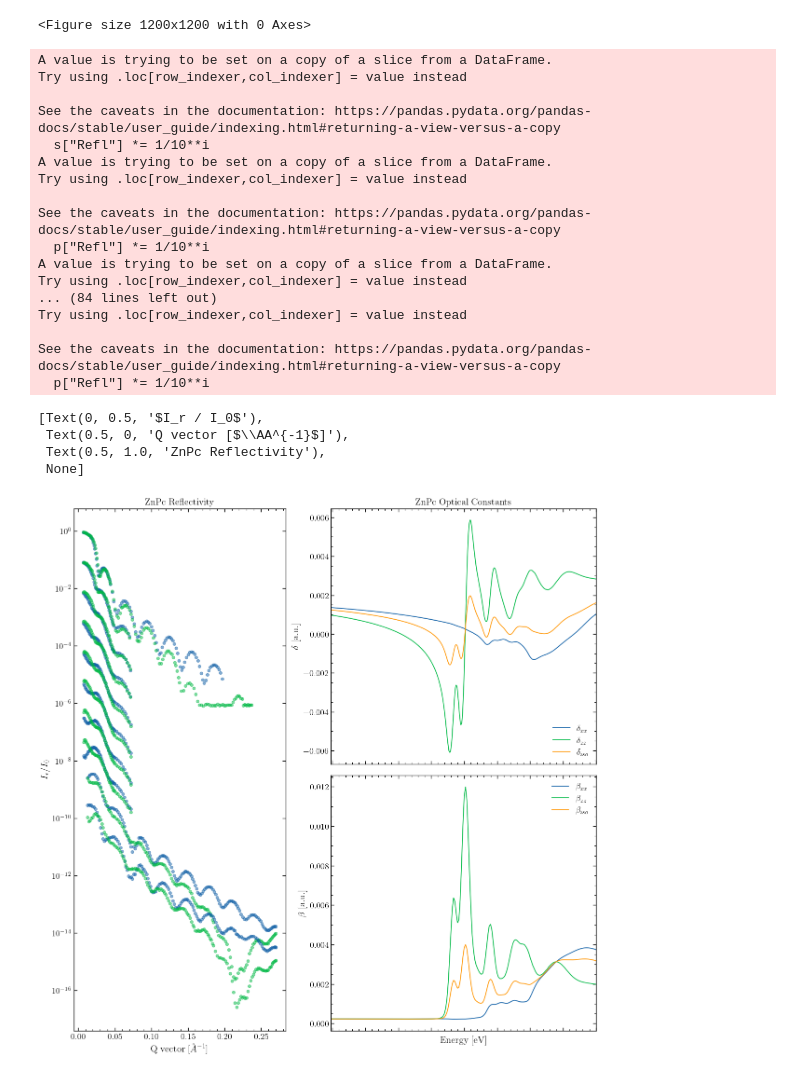
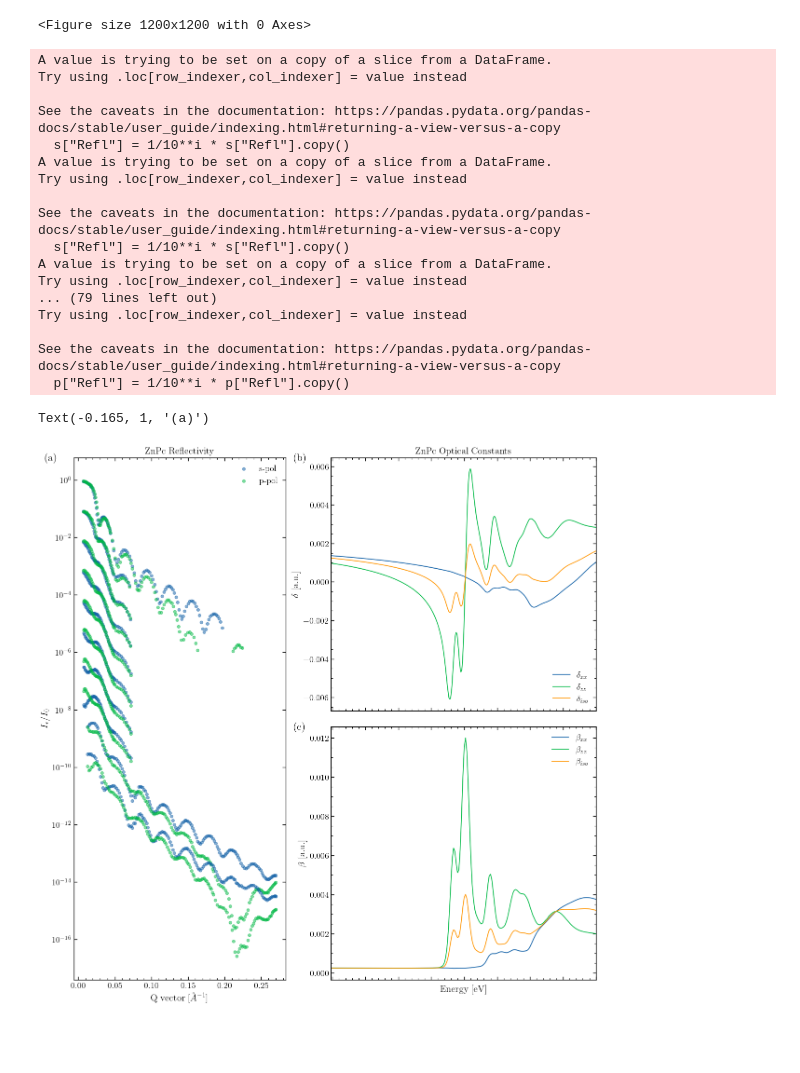
Before and after one commit to WSU-Carbon-Lab/pyref, a Jupyter notebook: docs/visualizations.ipynb, the cells around one changed output. Saved outputs shown, nothing was run; the diff lists cells and outputs as text; code cells hidden in the pictures; blank space fills up the shorter version.

```diff
--- a/docs/visualizations.ipynb
+++ b/docs/visualizations.ipynb
@@ -79,7 +79,7 @@ znpc_mono = {
 }
 # %%
 energies = [250, 275, 280, 281, 282, 282.3, 282.7, 283.1, 283.7, 284.1]
-
+import matplotlib.transforms as mtransforms
 
 fig, ax = plt.subplot_mosaic(
     [["refl", "delta"],
@@ -88,6 +88,8 @@ fig, ax = plt.subplot_mosaic(
      width_ratios = [1, 1.25],
      figsize = (12, 12),
 )
+
+trans = mtransforms.ScaledTranslation(10/72, -5/72, fig.dpi_scale_trans)
 
 ax["delta"].plot(en_range, delta_xx, label = r"$\delta_{xx}$")
 ax["delta"].plot(en_range, delta_zz, label = r"$\delta_{zz}$")
@@ -104,6 +106,8 @@ ax["delta"].set(
 )
 _ = [ax[i].tick_params(labelbottom = False) for i in ["delta", "beta"]]
 ax["delta"].legend(loc = "lower right")
+ax["delta"].text(-.165, 1, "(b)", transform = ax["delta"].transAxes+trans, fontsize = 16)
+
 ax["beta"].set(
     ylabel = r"$\beta$ [a.u.]",
     xlabel = r"Energy [eV]",
@@ -111,47 +115,47 @@ ax["beta"].set(
 )
 ax["beta"].sharex(ax["delta"])
 ax["beta"].legend()
+ax["beta"].text(-.165, 1, "(c)", transform = ax["beta"].transAxes+trans, fontsize = 16)
 
 for i, en in enumerate(energies):
     s = znpc_mono[f"{en}"]["s"].iloc[6:]
     p = znpc_mono[f"{en}"]["p"].iloc[6:]
-    if en == "250":
+    if en == 250:
         # in p where Refl < 1e-6
-        p = p[p["Refl"] > 1e-5]
+        p = p[p["Refl"] > 1e-6]
     # scale data frames to have a 1 order of magnitude offset
-    s["Refl"] *= 1/10**i
-    p["Refl"] *= 1/10**i
+    s["Refl"] = 1/10**i * s["Refl"].copy()
+    p["Refl"] = 1/10**i * p["Refl"].copy()
 
     s.plot(x = "Q", y = "Refl", ax = ax["refl"], kind = 'scatter', color = "C0", alpha = 0.5)
     p.plot(x = "Q", y = "Refl", ax = ax["refl"], kind = 'scatter', color = "C1", alpha = 0.5)
 
 
 ax["refl"].set(
     ylabel = r"$I_r / I_0$",
     xlabel = r"Q vector [$\AA^{-1}$]",
     title = r"ZnPc Reflectivity",
     yscale = "log"
 )
+ax["refl"].legend(labels = ["s-pol", "p-pol"])
+ax["refl"].text(-.165, 1, "(a)", transform = ax["refl"].transAxes+trans, fontsize = 16)
 # %% [output]
 A value is trying to be set on a copy of a slice from a DataFrame.
 Try using .loc[row_indexer,col_indexer] = value instead
 
 See the caveats in the documentation: https://pandas.pydata.org/pandas-docs/stable/user_guide/indexing.html#returning-a-view-versus-a-copy
-  s["Refl"] *= 1/10**i
+  s["Refl"] = 1/10**i * s["Refl"].copy()
 A value is trying to be set on a copy of a slice from a DataFrame.
 Try using .loc[row_indexer,col_indexer] = value instead
 
 See the caveats in the documentation: https://pandas.pydata.org/pandas-docs/stable/user_guide/indexing.html#returning-a-view-versus-a-copy
-  p["Refl"] *= 1/10**i
+  s["Refl"] = 1/10**i * s["Refl"].copy()
 A value is trying to be set on a copy of a slice from a DataFrame.
 Try using .loc[row_indexer,col_indexer] = value instead
-... (84 lines left out)
+... (79 lines left out)
 Try using .loc[row_indexer,col_indexer] = value instead
 
 See the caveats in the documentation: https://pandas.pydata.org/pandas-docs/stable/user_guide/indexing.html#returning-a-view-versus-a-copy
-  p["Refl"] *= 1/10**i
+  p["Refl"] = 1/10**i * p["Refl"].copy()
-[Text(0, 0.5, '$I_r / I_0$'),
- Text(0.5, 0, 'Q vector [$\\AA^{-1}$]'),
- Text(0.5, 1.0, 'ZnPc Reflectivity'),
- None]
+Text(-0.165, 1, '(a)')
-[figure, old version]
+[figure, new version]
```
